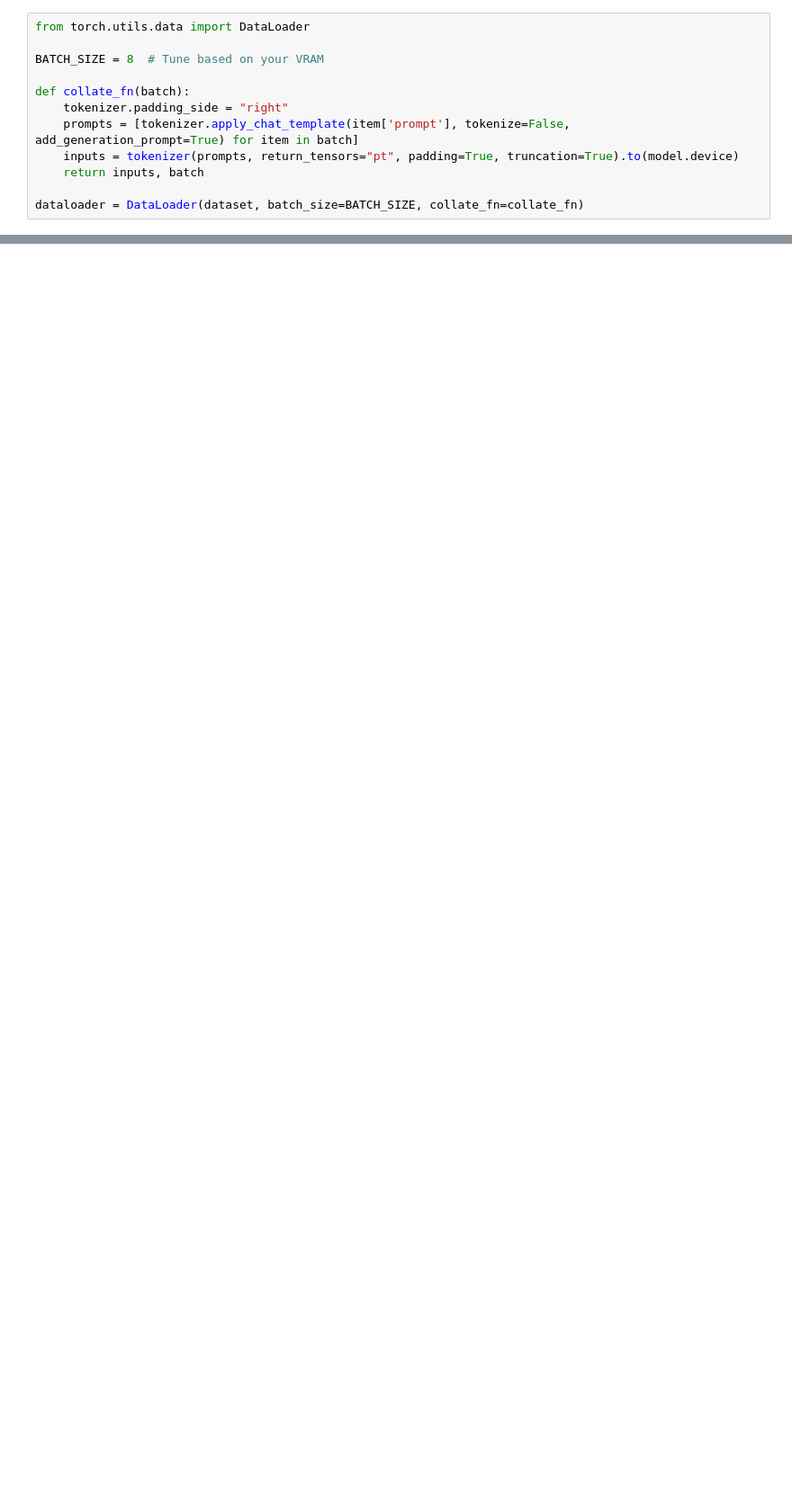
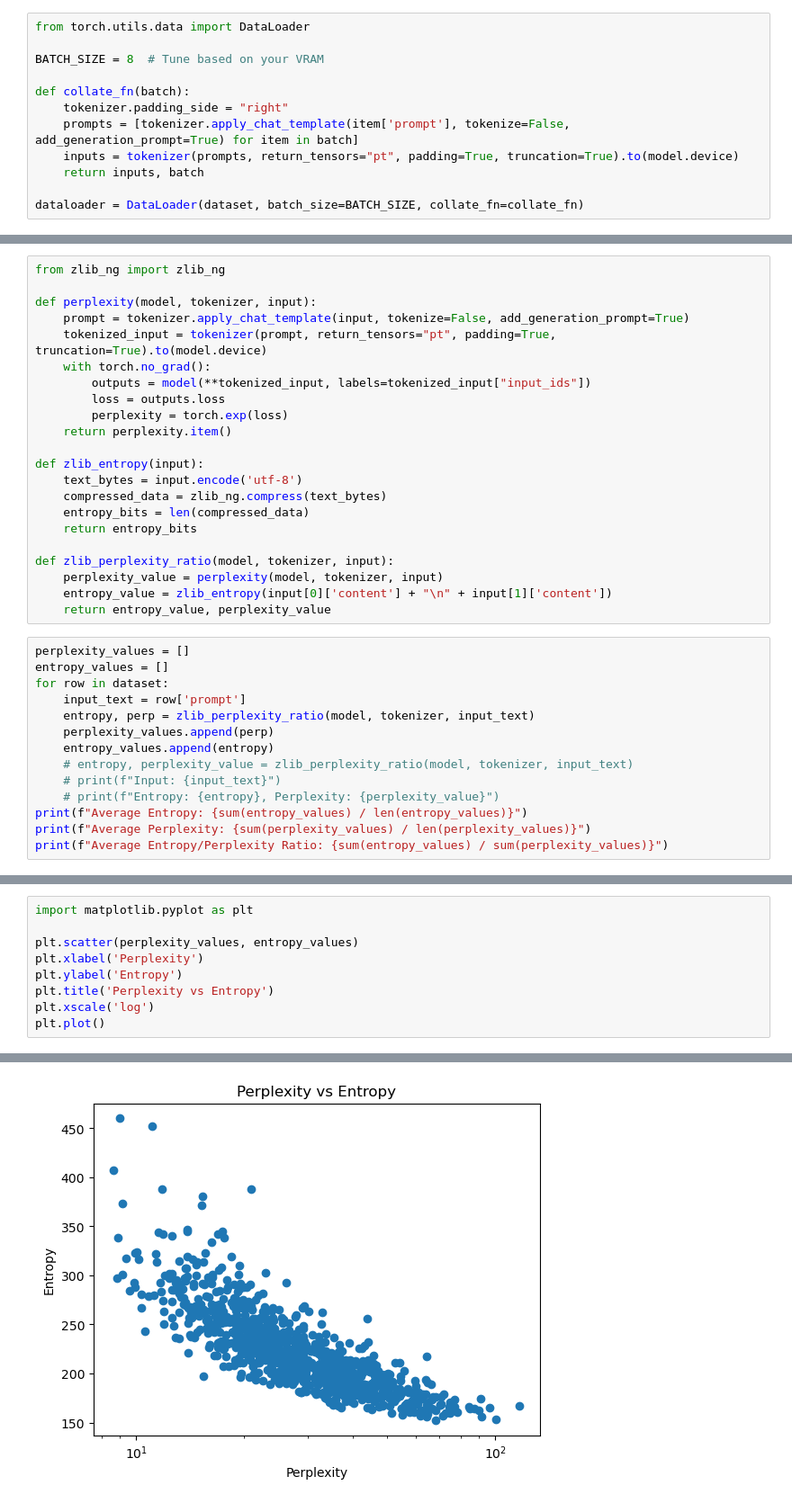
Before and after one commit to raymond-zeng/llm-leakage, a Jupyter notebook: evaluate.ipynb, the cells around one changed output, grey strips where cells are left out. Shown at 90% size. Drawn from its saved outputs; the diff is of its cells as text; blank space fills up the shorter version.

Commit message:
zlib perplexity eval

```diff
--- a/evaluate.ipynb
+++ b/evaluate.ipynb
@@ -223,0 +223,36 @@ KeyboardInterrupt:
+# %%
+from zlib_ng import zlib_ng
+
+def perplexity(model, tokenizer, input):
+    prompt = tokenizer.apply_chat_template(input, tokenize=False, add_generation_prompt=True)
+    tokenized_input = tokenizer(prompt, return_tensors="pt", padding=True, truncation=True).to(model.device)
+    with torch.no_grad():
+        outputs = model(**tokenized_input, labels=tokenized_input["input_ids"])
+        loss = outputs.loss
+        perplexity = torch.exp(loss)
+    return perplexity.item()
+
+def zlib_entropy(input):
+    text_bytes = input.encode('utf-8')
+    compressed_data = zlib_ng.compress(text_bytes)
+    entropy_bits = len(compressed_data)
+    return entropy_bits
+
+def zlib_perplexity_ratio(model, tokenizer, input):
+    perplexity_value = perplexity(model, tokenizer, input)
+    entropy_value = zlib_entropy(input[0]['content'] + "\n" + input[1]['content'])
+    return entropy_value, perplexity_value
+# %%
+perplexity_values = []
+entropy_values = []
+for row in dataset:
+    input_text = row['prompt']
+    entropy, perp = zlib_perplexity_ratio(model, tokenizer, input_text)
+    perplexity_values.append(perp)
+    entropy_values.append(entropy)
+    # entropy, perplexity_value = zlib_perplexity_ratio(model, tokenizer, input_text)
+    # print(f"Input: {input_text}")
+    # print(f"Entropy: {entropy}, Perplexity: {perplexity_value}")
+print(f"Average Entropy: {sum(entropy_values) / len(entropy_values)}")
+print(f"Average Perplexity: {sum(perplexity_values) / len(perplexity_values)}")
+print(f"Average Entropy/Perplexity Ratio: {sum(entropy_values) / sum(perplexity_values)}")
@@ -223,0 +263,10 @@ KeyboardInterrupt:
+# %%
+import matplotlib.pyplot as plt
+
+plt.scatter(perplexity_values, entropy_values)
+plt.xlabel('Perplexity')
+plt.ylabel('Entropy')
+plt.title('Perplexity vs Entropy')
+plt.xscale('log')
+plt.plot()
+# %% [output]
@@ -223,0 +274 @@ KeyboardInterrupt:
+[figure, added]
```
Also changed, not shown: parts of 7 cells of this notebook.
